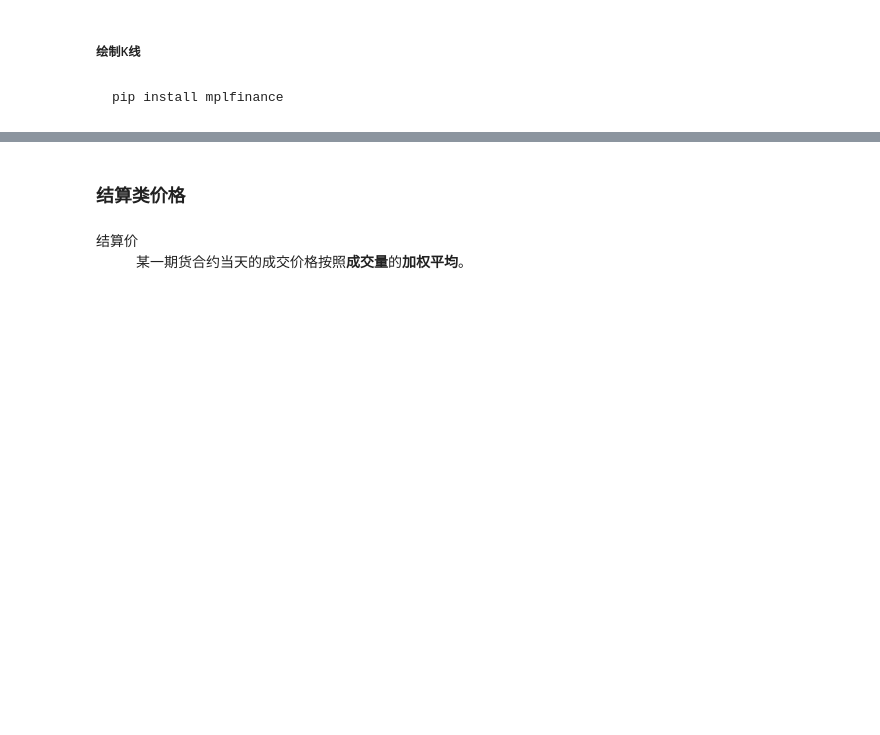
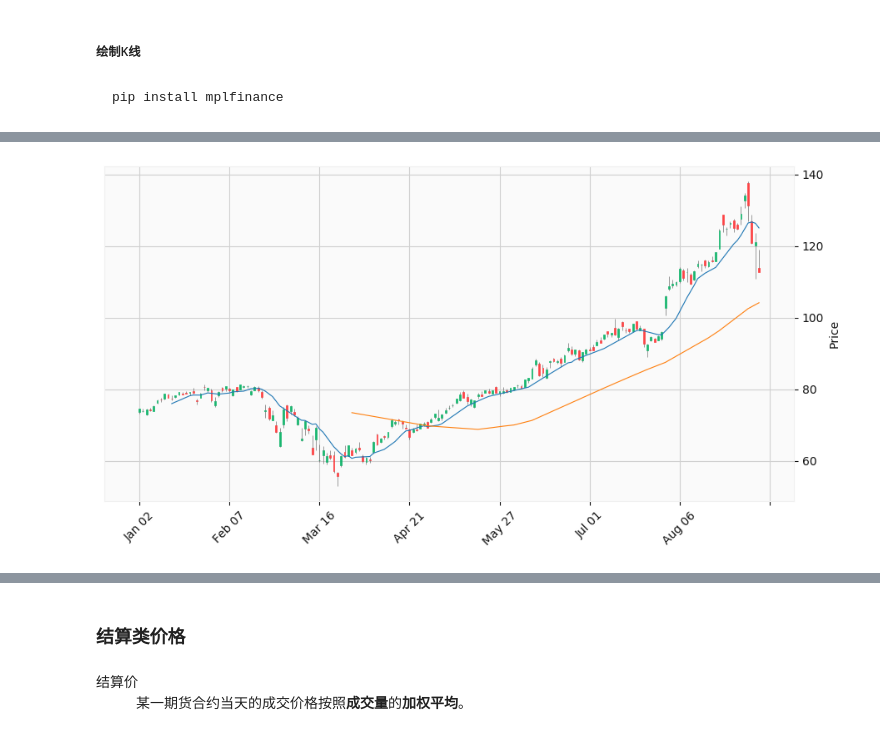
Before and after one commit to christinemu/quant-trading, a Jupyter notebook: TradingBasics.ipynb, the cells around one changed output, grey strips where cells are left out. Saved outputs shown, nothing was run; the diff lists cells and outputs as text; code cells hidden in the pictures; blank space fills up the shorter version.

```diff
--- a/TradingBasics.ipynb
+++ b/TradingBasics.ipynb
@@ -386,0 +417,4 @@ mpf.plot(ohlc,type,style,mav,volume=False)
+# %%
+mpf.plot(aprice,type='candle',style='yahoo',volume=False,figratio=(12,6),figscale=1,mav=(10,60))
+# %% [output]
+[figure, added]
```
Also changed, not shown: parts of 27 cells of this notebook, 8 other files.
